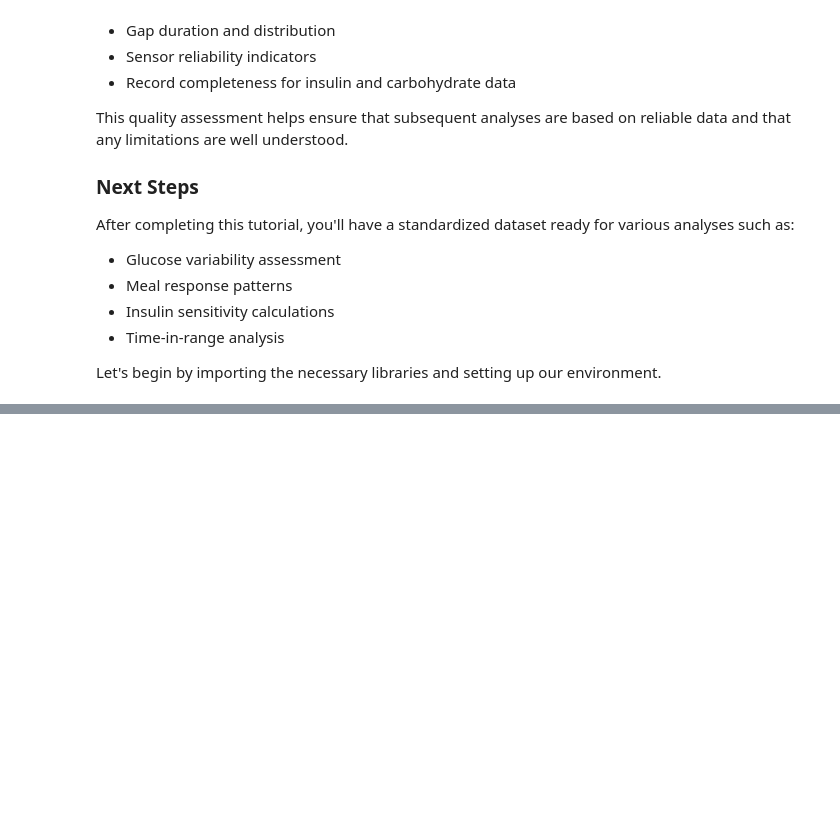
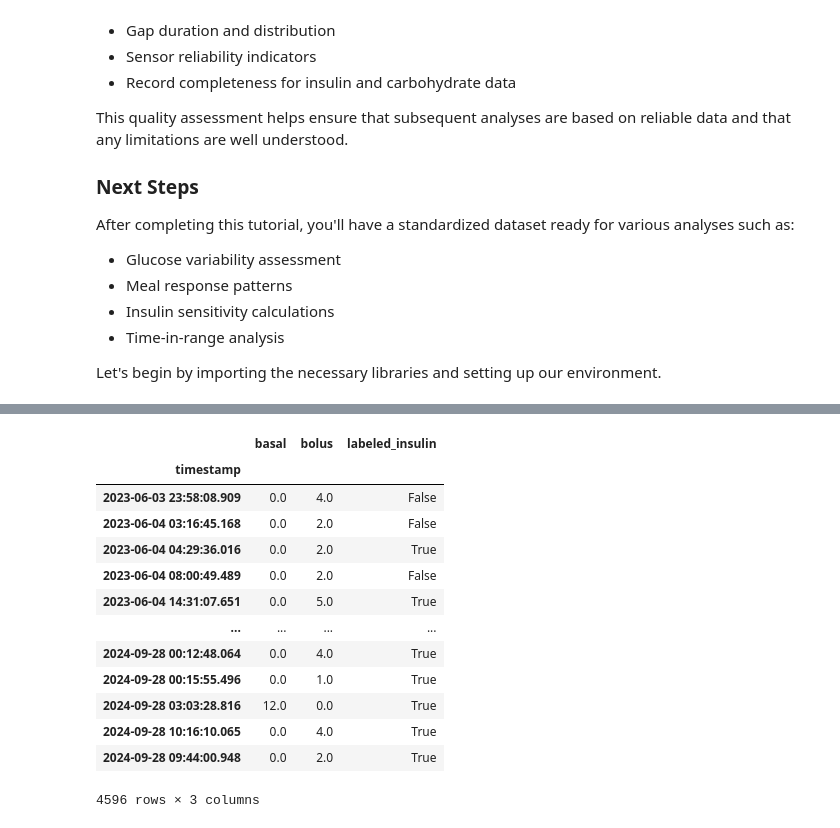
Before and after one commit to Warren8824/cgm-data-processor, a Jupyter notebook: notebooks/examples/load_and_export_data.ipynb, the cells around one changed output, grey strips where cells are left out. Cells and saved outputs as stored; diff of their text form; code cells hidden in the pictures; blank space fills up the shorter version.

```diff
--- a/notebooks/examples/load_and_export_data.ipynb
+++ b/notebooks/examples/load_and_export_data.ipynb
@@ -79,0 +98,4 @@ from src.visualisation.gap_dashboard import create_gap_dashboard
+# %%
+# Path to your SQLite file
+db_path = '../../data/export20240928-130349.sqlite'
+data = XDrip(db_path) # Load db path into XDrip class - Class found in src directory
@@ -79,0 +114,3 @@ from src.visualisation.gap_dashboard import create_gap_dashboard
+# %%
+bg_df = data.load_glucose_df() # Load glucose data into a pandas dataframe - Function found in src directory
+treatment_df = data.load_treatment_df() # Load treatment data into a pandas dataframe - Function found in src directory
@@ -79,0 +226,17 @@ from src.visualisation.gap_dashboard import create_gap_dashboard
+# %%
+insulin_df
+# %% [output]
+|  | basal | bolus | labeled_insulin |
+| timestamp |  |  |  |
+| 2023-06-03 23:58:08.909 | 0.0 | 4.0 | False |
+| 2023-06-04 03:16:45.168 | 0.0 | 2.0 | False |
+| 2023-06-04 04:29:36.016 | 0.0 | 2.0 | True |
+| 2023-06-04 08:00:49.489 | 0.0 | 2.0 | False |
+| 2023-06-04 14:31:07.651 | 0.0 | 5.0 | True |
+| ... | ... | ... | ... |
+| 2024-09-28 00:12:48.064 | 0.0 | 4.0 | True |
+| 2024-09-28 00:15:55.496 | 0.0 | 1.0 | True |
+| 2024-09-28 03:03:28.816 | 12.0 | 0.0 | True |
+| 2024-09-28 10:16:10.065 | 0.0 | 4.0 | True |
+| 2024-09-28 09:44:00.948 | 0.0 | 2.0 | True |
+4596 rows × 3 columns
```
Also changed, not shown: parts of 14 cells of this notebook, 2 other files.
